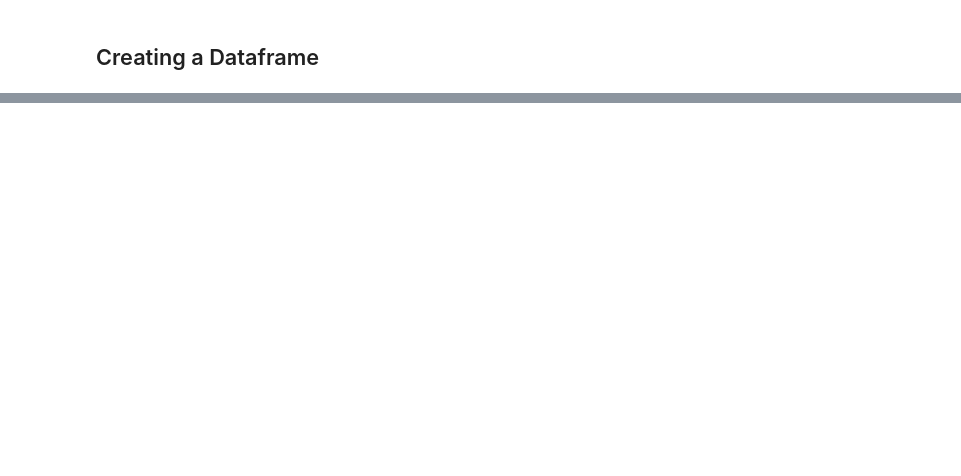
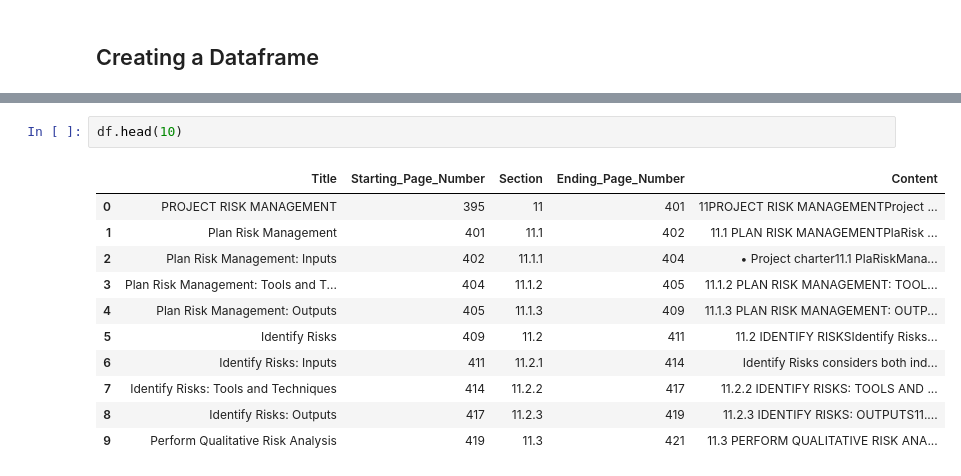
Before and after one commit to oussamaJMAA/PRM-Conceptual-Graphs-Recommendations, a Jupyter notebook: src/Data Preparation.ipynb, the cells around one changed output, grey strips where cells are left out. Cells and saved outputs as stored; diff of their text form; blank space fills up the shorter version.

Commit message:
Content_Extraction 1.0

```diff
--- a/src/Data Preparation.ipynb
+++ b/src/Data Preparation.ipynb
@@ -380,0 +392,14 @@ df.head()
+# %%
+df.head(10)
+# %% [output]
+|  | Title | Starting_Page_Number | Section | Ending_Page_Number | Content |
+| 0 | PROJECT RISK MANAGEMENT | 395 | 11 | 401 | 11PROJECT RISK MANAGEMENTProject ... |
+| 1 | Plan Risk Management | 401 | 11.1 | 402 | 11.1 PLAN RISK MANAGEMENTPlaRisk ... |
+| 2 | Plan Risk Management: Inputs | 402 | 11.1.1 | 404 | • Project charter11.1 PlaRiskMana... |
+| 3 | Plan Risk Management: Tools and T... | 404 | 11.1.2 | 405 | 11.1.2 PLAN RISK MANAGEMENT: TOOL... |
+| 4 | Plan Risk Management: Outputs | 405 | 11.1.3 | 409 | 11.1.3 PLAN RISK MANAGEMENT: OUTP... |
+| 5 | Identify Risks | 409 | 11.2 | 411 | 11.2 IDENTIFY RISKSIdentify Risks... |
+| 6 | Identify Risks: Inputs | 411 | 11.2.1 | 414 | Identify Risks considers both ind... |
+| 7 | Identify Risks: Tools and Techniques | 414 | 11.2.2 | 417 | 11.2.2 IDENTIFY RISKS: TOOLS AND ... |
+| 8 | Identify Risks: Outputs | 417 | 11.2.3 | 419 | 11.2.3 IDENTIFY RISKS: OUTPUTS11.... |
+| 9 | Perform Qualitative Risk Analysis | 419 | 11.3 | 421 | 11.3 PERFORM QUALITATIVE RISK ANA... |
```
Also changed, not shown: parts of 13 cells of this notebook.
